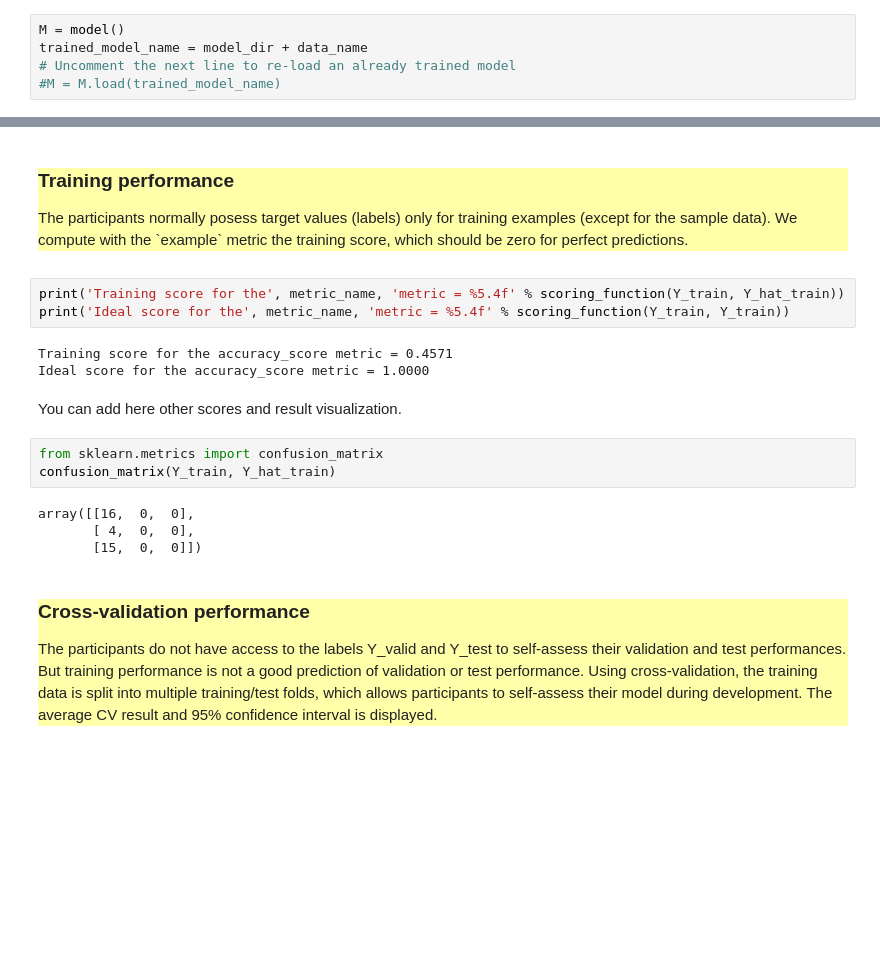
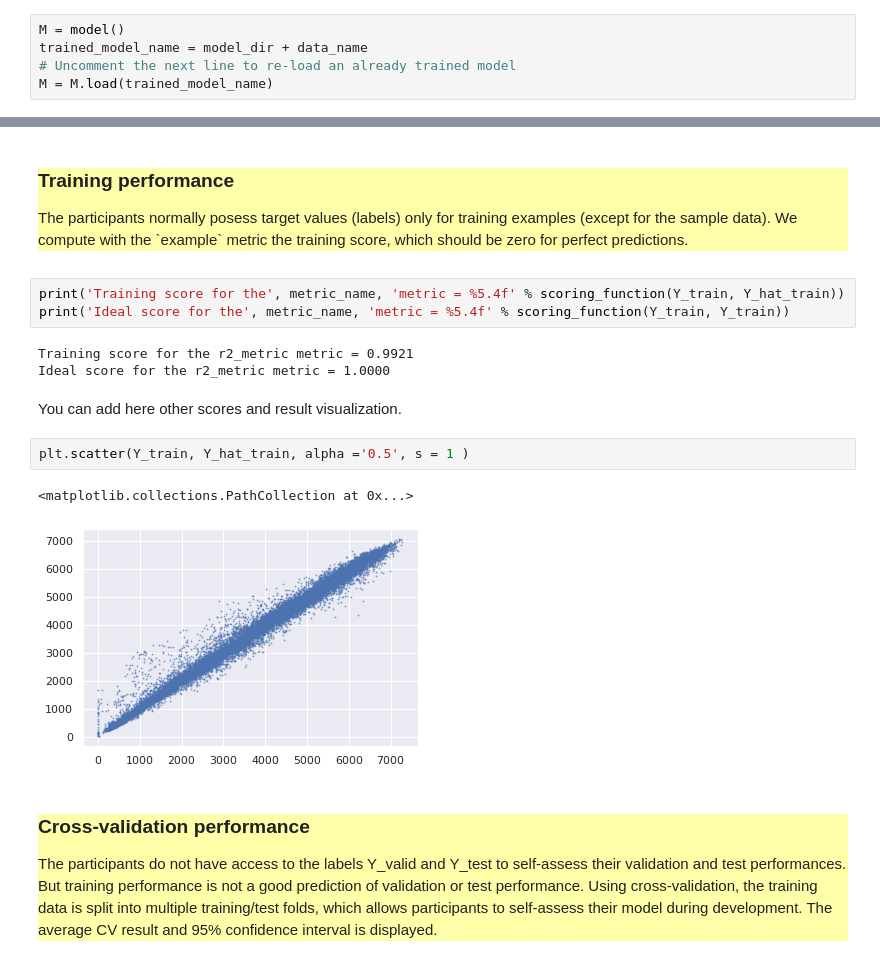
Before and after one commit to FlorianBertelli/ProjetAIC, a Jupyter notebook: starting_kit/README.ipynb, the cells around one changed output, grey strips where cells are left out. Drawn from its saved outputs; the diff is of its cells as text; blank space fills up the shorter version.

```diff
--- a/starting_kit/README.ipynb
+++ b/starting_kit/README.ipynb
@@ -215,4 +211,4 @@ an instance of the model (run the constructor) and attempt to reload a previousl
 M = model()
 trained_model_name = model_dir + data_name
 # Uncomment the next line to re-load an already trained model
-#M = M.load(trained_model_name)
+M = M.load(trained_model_name)
@@ -284,17 +280,15 @@ The participants normally posess target values (labels) only for training exampl
 print('Training score for the', metric_name, 'metric = %5.4f' % scoring_function(Y_train, Y_hat_train))
 print('Ideal score for the', metric_name, 'metric = %5.4f' % scoring_function(Y_train, Y_train))
 # %% [output]
-Training score for the accuracy_score metric = 0.4571
-Ideal score for the accuracy_score metric = 1.0000
+Training score for the r2_metric metric = 0.9921
+Ideal score for the r2_metric metric = 1.0000
 # %% [markdown]
 You can add here other scores and result visualization.
-# %%
-from sklearn.metrics import confusion_matrix
-confusion_matrix(Y_train, Y_hat_train)
-# %% [output]
-array([[16,  0,  0],
-       [ 4,  0,  0],
-       [15,  0,  0]])
+# %%
+plt.scatter(Y_train, Y_hat_train, alpha ='0.5', s = 1 )
+# %% [output]
+<matplotlib.collections.PathCollection at 0x...>
+[figure, added]
 # %% [markdown]
 <div style="background:#FFFFAA">
     <h3>Cross-validation performance</h3>
```
Also changed, not shown: parts of 24 cells of this notebook, 1 other file.
